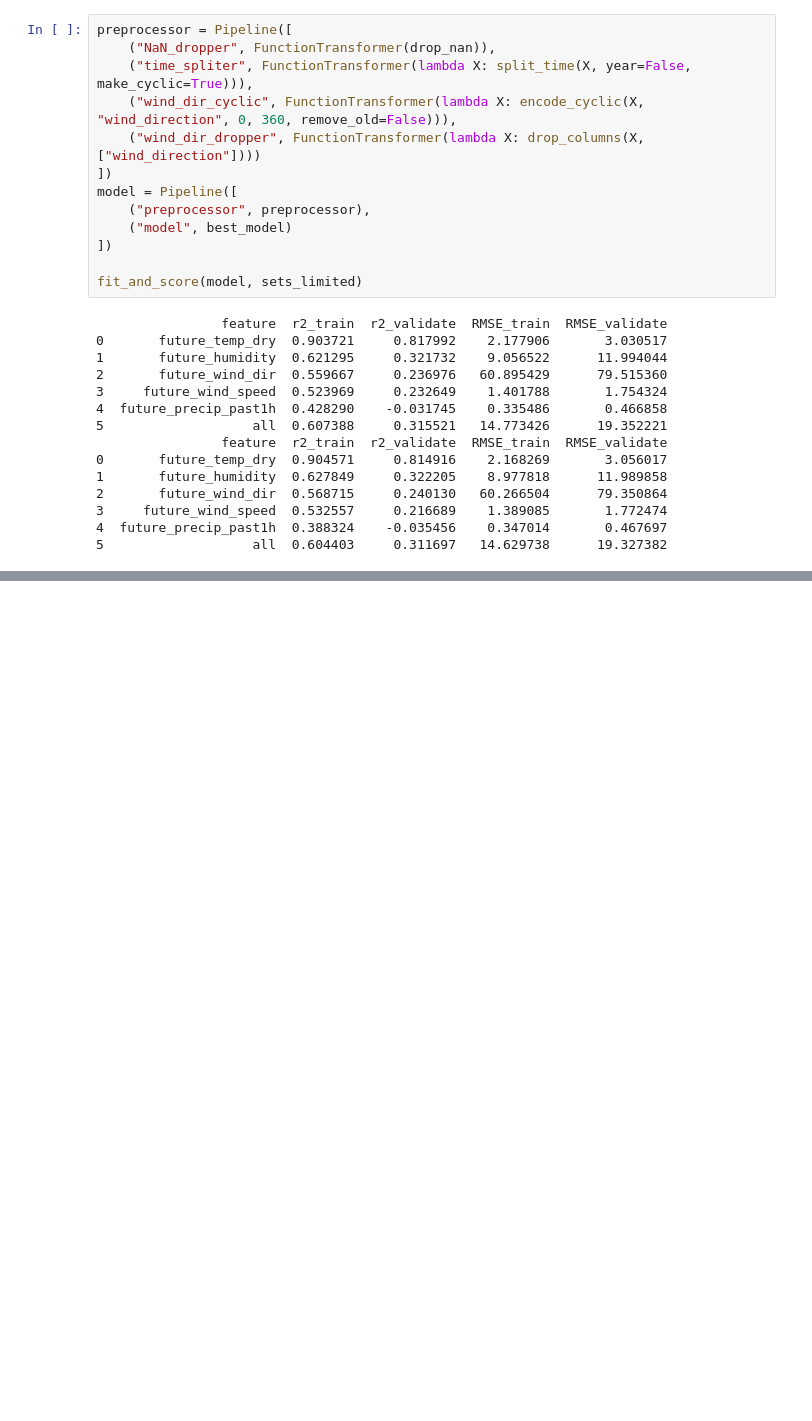
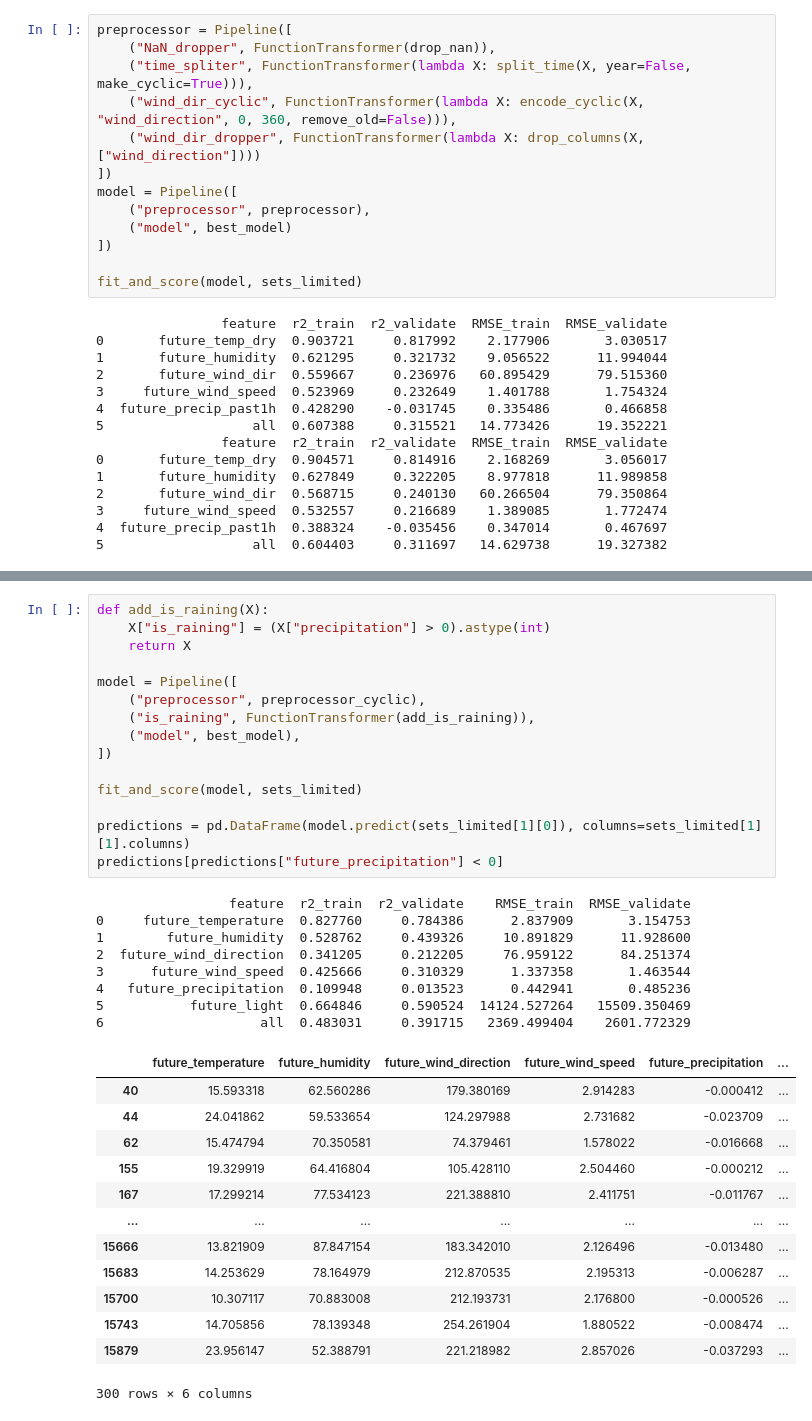
Before and after one commit to SEP4-DK1-2026/MAL, a Jupyter notebook: src/test_fpc.ipynb, the cells around one changed output, grey strips where cells are left out. Cells and saved outputs as stored; diff of their text form; blank space fills up the shorter version.

```diff
--- a/src/test_fpc.ipynb
+++ b/src/test_fpc.ipynb
@@ -574,0 +600,37 @@ fit_and_score(model, sets_limited)
+# %%
+def add_is_raining(X):
+    X["is_raining"] = (X["precipitation"] > 0).astype(int)
+    return X
+
+model = Pipeline([
+    ("preprocessor", preprocessor_cyclic),
+    ("is_raining", FunctionTransformer(add_is_raining)),
+    ("model", best_model),
+])
+
+fit_and_score(model, sets_limited)
+
+predictions = pd.DataFrame(model.predict(sets_limited[1][0]), columns=sets_limited[1][1].columns)
+predictions[predictions["future_precipitation"] < 0]
+# %% [output]
+                 feature  r2_train  r2_validate    RMSE_train  RMSE_validate
+0     future_temperature  0.827760     0.784386      2.837909       3.154753
+1        future_humidity  0.528762     0.439326     10.891829      11.928600
+2  future_wind_direction  0.341205     0.212205     76.959122      84.251374
+3      future_wind_speed  0.425666     0.310329      1.337358       1.463544
+4   future_precipitation  0.109948     0.013523      0.442941       0.485236
+5           future_light  0.664846     0.590524  14124.527264   15509.350469
+6                    all  0.483031     0.391715   2369.499404    2601.772329
+|  | future_temperature | future_humidity | future_wind_direction | future_wind_speed | future_precipitation | ... |
+| 40 | 15.593318 | 62.560286 | 179.380169 | 2.914283 | -0.000412 | ... |
+| 44 | 24.041862 | 59.533654 | 124.297988 | 2.731682 | -0.023709 | ... |
+| 62 | 15.474794 | 70.350581 | 74.379461 | 1.578022 | -0.016668 | ... |
+| 155 | 19.329919 | 64.416804 | 105.428110 | 2.504460 | -0.000212 | ... |
+| 167 | 17.299214 | 77.534123 | 221.388810 | 2.411751 | -0.011767 | ... |
+| ... | ... | ... | ... | ... | ... | ... |
+| 15666 | 13.821909 | 87.847154 | 183.342010 | 2.126496 | -0.013480 | ... |
+| 15683 | 14.253629 | 78.164979 | 212.870535 | 2.195313 | -0.006287 | ... |
+| 15700 | 10.307117 | 70.883008 | 212.193731 | 2.176800 | -0.000526 | ... |
+| 15743 | 14.705856 | 78.139348 | 254.261904 | 1.880522 | -0.008474 | ... |
+| 15879 | 23.956147 | 52.388791 | 221.218982 | 2.857026 | -0.037293 | ... |
+300 rows × 6 columns
```
Also changed, not shown: parts of 6 cells of this notebook.
